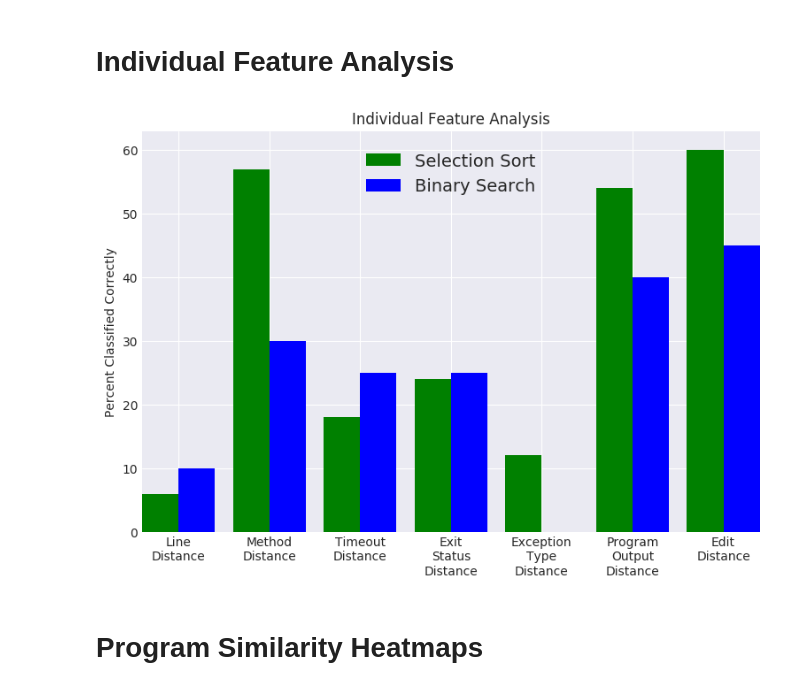
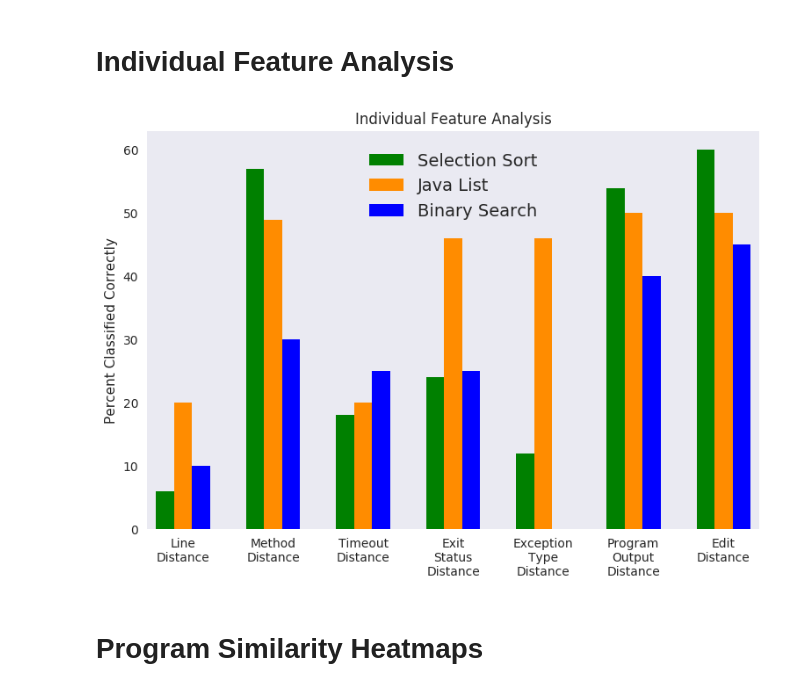
Before and after one commit to rhartman96/SeniorProject, a Jupyter notebook: Plots.ipynb, the cells around one changed output. Cells and saved outputs as stored; diff of their text form; code cells hidden in the pictures.

```diff
--- a/Plots.ipynb
+++ b/Plots.ipynb
@@ -36,37 +36,41 @@ xLabels = ['',
 
 #x = date2num(x)
 x = np.array([0.0,1.0,2.0,3.0,4.0,5.0,6.0])
 
 selectionY = np.array([2.0, 19.0, 6.0, 8.0, 4.0, 18.0, 20.0])
 selectionY *= 100/28
 
 binaryY = np.array([2.0, 6.0, 5.0, 5.0, 0.0, 8.0, 9.0])
 binaryY *= 100/17
 
+listY = np.array([20,49,20,46,46,50,50])
+listY *= 100/58
+
 figure, ax = plt.subplots()
 figure.set_figwidth(width/my_dpi)
 figure.set_figheight(height/my_dpi)
 figure.set_dpi(my_dpi)
 
-ax.bar(x-0.2, selectionY,width=0.4,color='g',align='center', label='Selection Sort')
-ax.bar(x+0.2, binaryY,width=0.4,color='b',align='center', label='Binary Search')
+ax.bar(x-0.2, selectionY,width=0.2,color='g',align='center', label='Selection Sort')
+ax.bar(x+0, listY, width = 0.2, color='#FF8C00', align='center',label='Java List')
+ax.bar(x+0.2, binaryY,width=0.2,color='b',align='center', label='Binary Search')
 ax.set_xlim(-0.4, 6.4)
 ax.set_xticklabels(xLabels)
-
+ax.grid(False)
 ax.set_title('Individual Feature Analysis')
 ax.set_ylabel('Percent Classified Correctly')
 #ax.set_xlabel('Distance Metric')
 ax.legend(loc='best', framealpha=1.0, borderpad=0.75, fontsize=14)
 
 #save the plot to a file
 if(writeGraphToFile):
     pp = PdfPages("BarGraphFeatures.pdf")
     pp.savefig(figure)
     pp.close()
 else:
     plt.show()
 # %% [output]
-[figure, old version]
+[figure, new version]
 # %% [markdown]
 # Program Similarity Heatmaps
 # %% [markdown]
```
Also changed, not shown: parts of 9 cells of this notebook, 6 other files.
